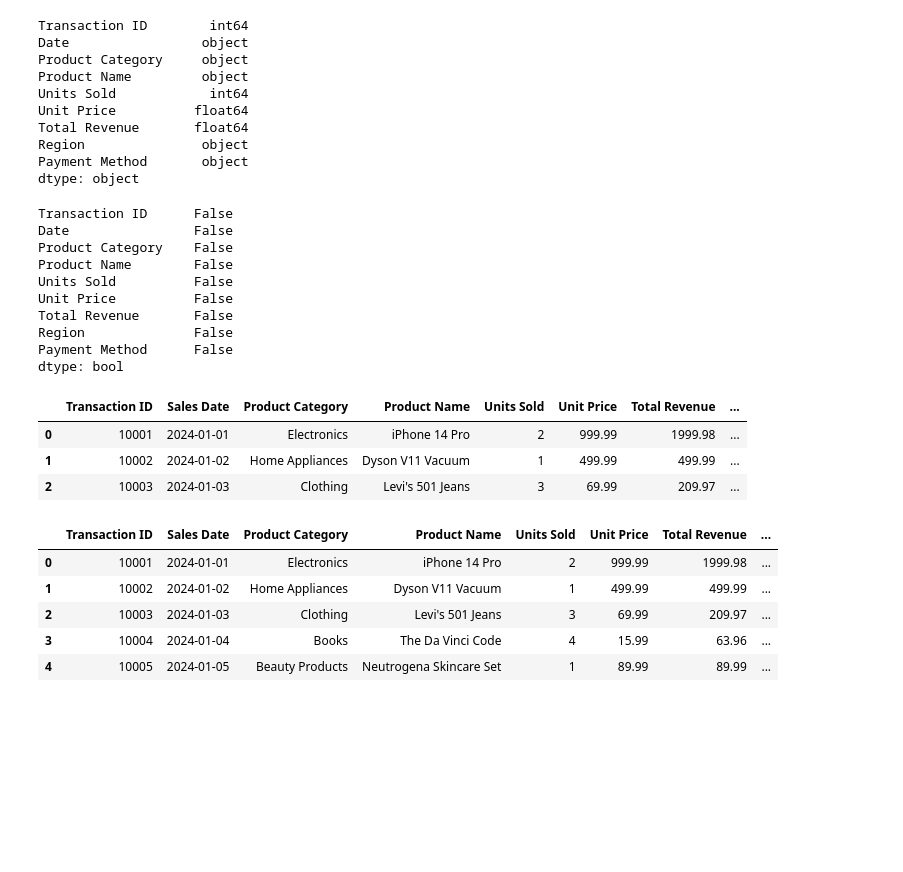
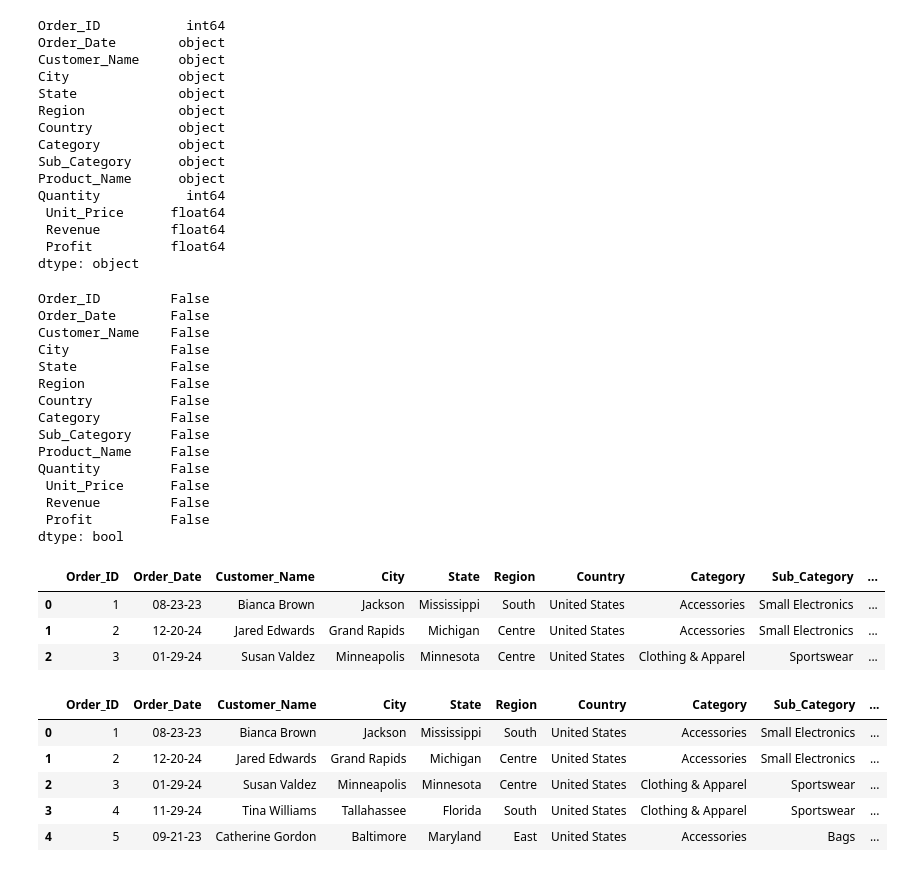
Before and after one commit to prathamxz/Data-Science-Practice, a Jupyter notebook: Python Solving/Data Analysis with Python/Data Manipulation with Pandas.ipynb, the cells around one changed output. Drawn from its saved outputs; the diff is of its cells as text; code cells hidden in the pictures; blank space fills up the shorter version.

```diff
--- a/Python Solving/Data Analysis with Python/Data Manipulation with Pandas.ipynb
+++ b/Python Solving/Data Analysis with Python/Data Manipulation with Pandas.ipynb
@@ -1,5 +1,5 @@
 # %%
 import pandas as pd
-df = pd.read_csv('Sale_data.csv')
+df = pd.read_csv('sales.csv')
 df
 # %% [output]
@@ -49,48 +49,58 @@ df.describe()
 # %%
 df.dtypes
 # %% [output]
-Transaction ID        int64
-Date                 object
-Product Category     object
-Product Name         object
-Units Sold            int64
-Unit Price          float64
-Total Revenue       float64
-Region               object
-Payment Method       object
+Order_ID           int64
+Order_Date        object
+Customer_Name     object
+City              object
+State             object
+Region            object
+Country           object
+Category          object
+Sub_Category      object
+Product_Name      object
+Quantity           int64
+ Unit_Price      float64
+ Revenue         float64
+ Profit          float64
 dtype: object
 # %%
 # Handling missing values
 df.isnull().any()
 # %% [output]
-Transaction ID      False
-Date                False
-Product Category    False
-Product Name        False
-Units Sold          False
-Unit Price          False
-Total Revenue       False
-Region              False
-Payment Method      False
+Order_ID         False
+Order_Date       False
+Customer_Name    False
+City             False
+State            False
+Region           False
+Country          False
+Category         False
+Sub_Category     False
+Product_Name     False
+Quantity         False
+ Unit_Price      False
+ Revenue         False
+ Profit          False
 dtype: bool
 # %%
 df = df.rename(columns={'Date':'Sales Date'})
 df.head(3)
 # %% [output]
-|  | Transaction ID | Sales Date | Product Category | Product Name | Units Sold | Unit Price | Total Revenue | ... |
-| 0 | 10001 | 2024-01-01 | Electronics | iPhone 14 Pro | 2 | 999.99 | 1999.98 | ... |
-| 1 | 10002 | 2024-01-02 | Home Appliances | Dyson V11 Vacuum | 1 | 499.99 | 499.99 | ... |
-| 2 | 10003 | 2024-01-03 | Clothing | Levi's 501 Jeans | 3 | 69.99 | 209.97 | ... |
+|  | Order_ID | Order_Date | Customer_Name | City | State | Region | Country | Category | Sub_Category | ... |
+| 0 | 1 | 08-23-23 | Bianca Brown | Jackson | Mississippi | South | United States | Accessories | Small Electronics | ... |
+| 1 | 2 | 12-20-24 | Jared Edwards | Grand Rapids | Michigan | Centre | United States | Accessories | Small Electronics | ... |
+| 2 | 3 | 01-29-24 | Susan Valdez | Minneapolis | Minnesota | Centre | United States | Clothing & Apparel | Sportswear | ... |
 # %%
-df['Value_new']= df['Total Revenue'].fillna(df['Total Revenue']).astype(int)
+df['Value_new']= df['Quantity'].fillna(df['Quantity']).astype(int)
 df.head()
 # %% [output]
-|  | Transaction ID | Sales Date | Product Category | Product Name | Units Sold | Unit Price | Total Revenue | ... |
-| 0 | 10001 | 2024-01-01 | Electronics | iPhone 14 Pro | 2 | 999.99 | 1999.98 | ... |
-| 1 | 10002 | 2024-01-02 | Home Appliances | Dyson V11 Vacuum | 1 | 499.99 | 499.99 | ... |
-| 2 | 10003 | 2024-01-03 | Clothing | Levi's 501 Jeans | 3 | 69.99 | 209.97 | ... |
-| 3 | 10004 | 2024-01-04 | Books | The Da Vinci Code | 4 | 15.99 | 63.96 | ... |
-| 4 | 10005 | 2024-01-05 | Beauty Products | Neutrogena Skincare Set | 1 | 89.99 | 89.99 | ... |
+|  | Order_ID | Order_Date | Customer_Name | City | State | Region | Country | Category | Sub_Category | ... |
+| 0 | 1 | 08-23-23 | Bianca Brown | Jackson | Mississippi | South | United States | Accessories | Small Electronics | ... |
+| 1 | 2 | 12-20-24 | Jared Edwards | Grand Rapids | Michigan | Centre | United States | Accessories | Small Electronics | ... |
+| 2 | 3 | 01-29-24 | Susan Valdez | Minneapolis | Minnesota | Centre | United States | Clothing & Apparel | Sportswear | ... |
+| 3 | 4 | 11-29-24 | Tina Williams | Tallahassee | Florida | South | United States | Clothing & Apparel | Sportswear | ... |
+| 4 | 5 | 09-21-23 | Catherine Gordon | Baltimore | Maryland | East | United States | Accessories | Bags | ... |
 # %%
 # Data Aggregating and Grouping
 df.head()
```
Also changed, not shown: parts of 5 cells of this notebook, 1 other file.
